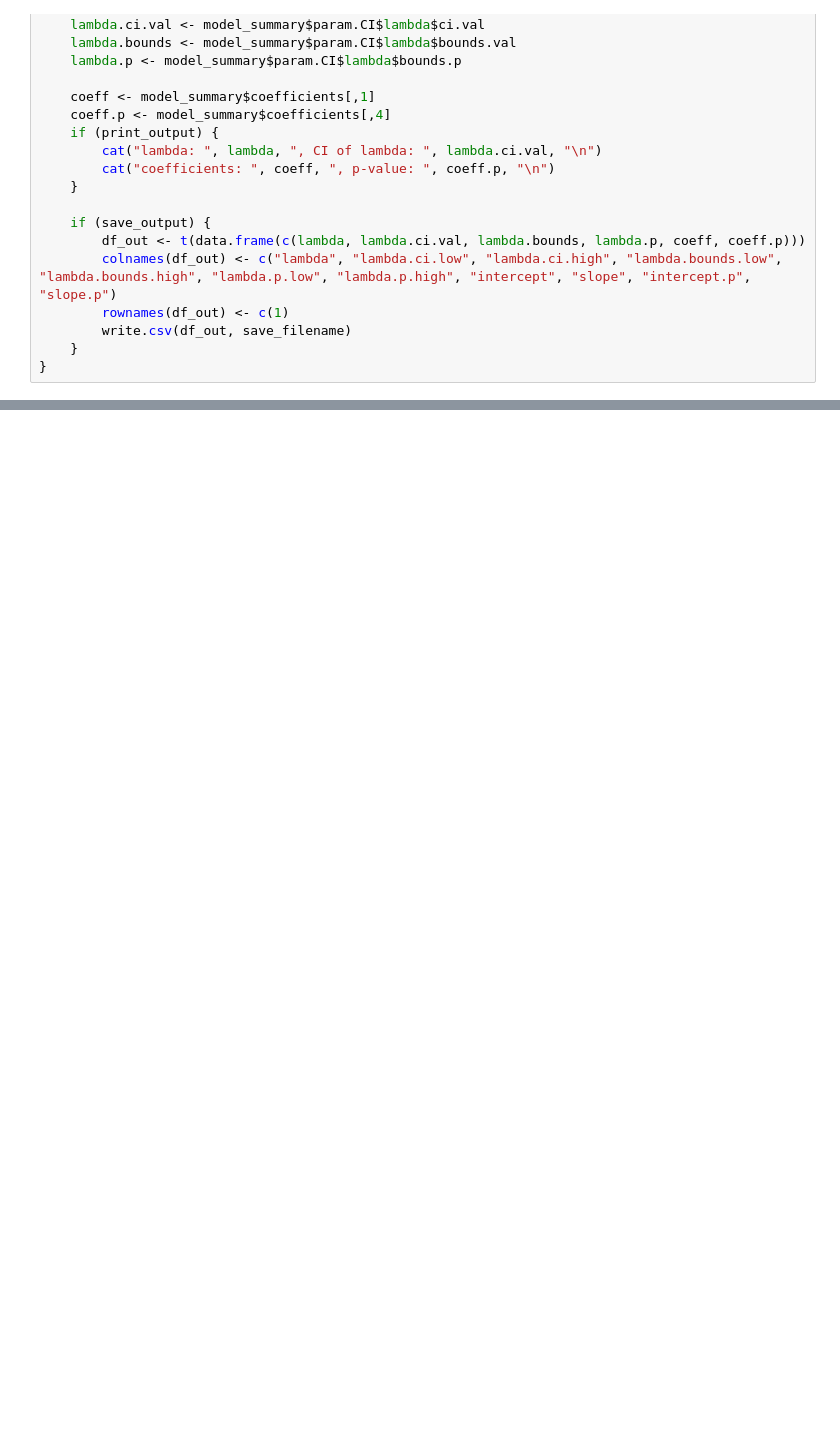
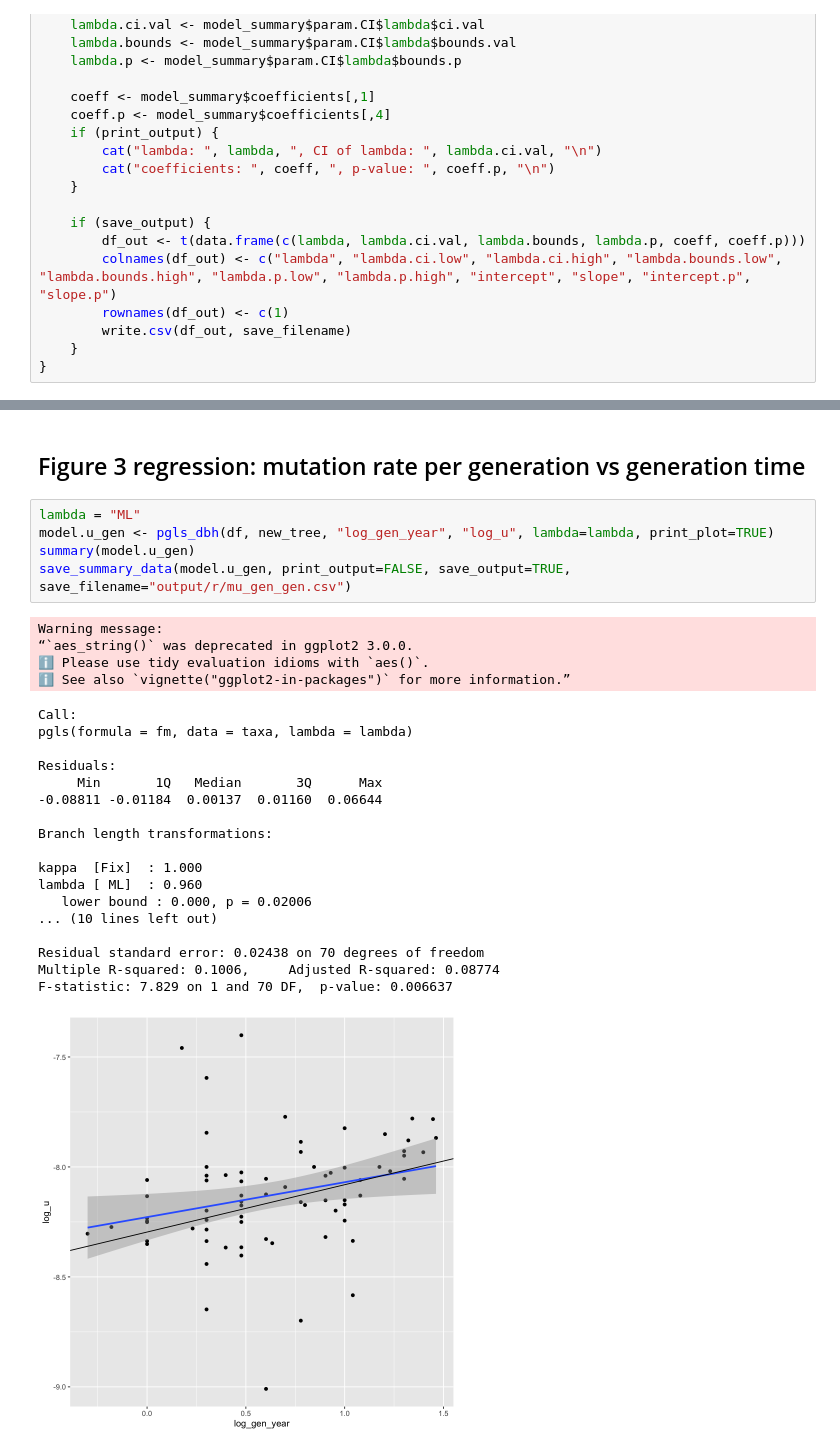
Before and after one commit to harrispopgen/clocklike-DBH, a Jupyter notebook: r_pgls.ipynb, the cells around one changed output, grey strips where cells are left out. Saved outputs shown, nothing was run; the diff lists cells and outputs as text; blank space fills up the shorter version.

```diff
--- a/r_pgls.ipynb
+++ b/r_pgls.ipynb
@@ -148,0 +117,30 @@ Warning message:
+# %% [markdown]
+## Figure 3 regression: mutation rate per generation vs generation time
+# %%
+lambda = "ML"
+model.u_gen <- pgls_dbh(df, new_tree, "log_gen_year", "log_u", lambda=lambda, print_plot=TRUE)
+summary(model.u_gen)
+save_summary_data(model.u_gen, print_output=FALSE, save_output=TRUE, save_filename="output/r/mu_gen_gen.csv")
+# %% [output]
+Warning message:
+“`aes_string()` was deprecated in ggplot2 3.0.0.
+ℹ Please use tidy evaluation idioms with `aes()`.
+ℹ See also `vignette("ggplot2-in-packages")` for more information.”
+Call:
+pgls(formula = fm, data = taxa, lambda = lambda)
+
+Residuals:
+     Min       1Q   Median       3Q      Max
+-0.08811 -0.01184  0.00137  0.01160  0.06644
+
+Branch length transformations:
+
+kappa  [Fix]  : 1.000
+lambda [ ML]  : 0.960
+   lower bound : 0.000, p = 0.02006
+... (10 lines left out)
+
+Residual standard error: 0.02438 on 70 degrees of freedom
+Multiple R-squared: 0.1006,     Adjusted R-squared: 0.08774
+F-statistic: 7.829 on 1 and 70 DF,  p-value: 0.006637
+[figure, added]
```
Also changed, not shown: parts of 13 cells of this notebook.
